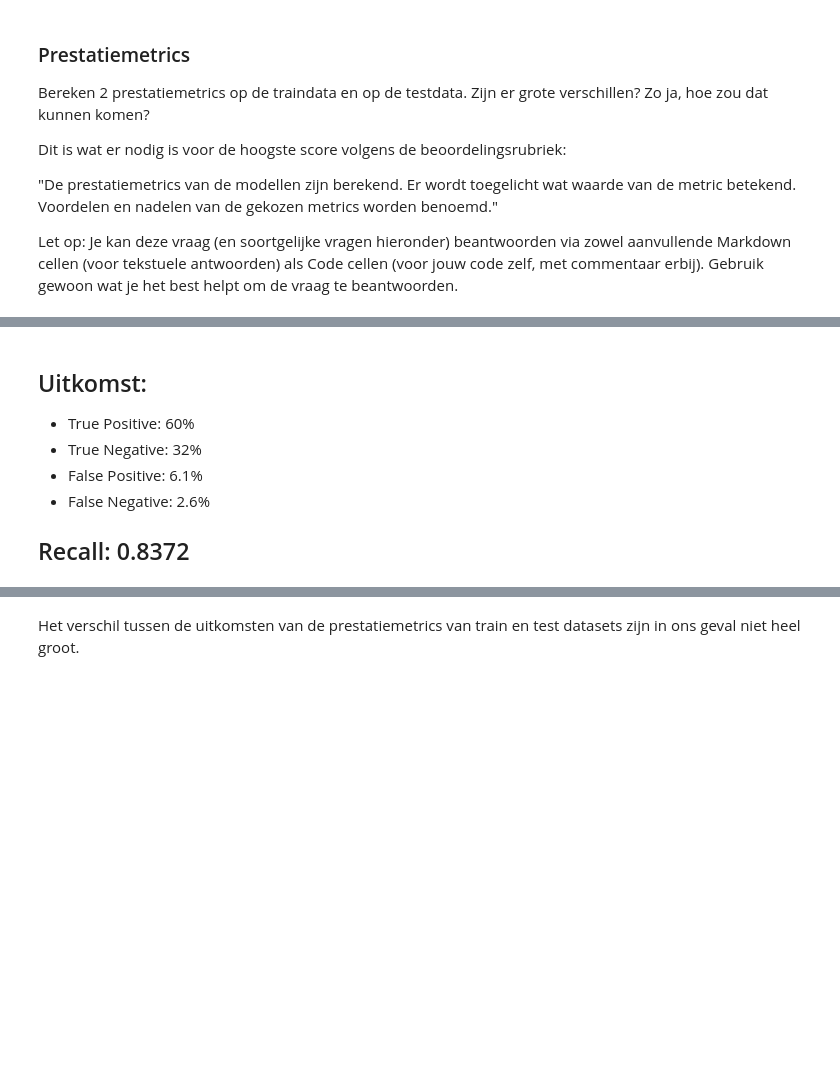
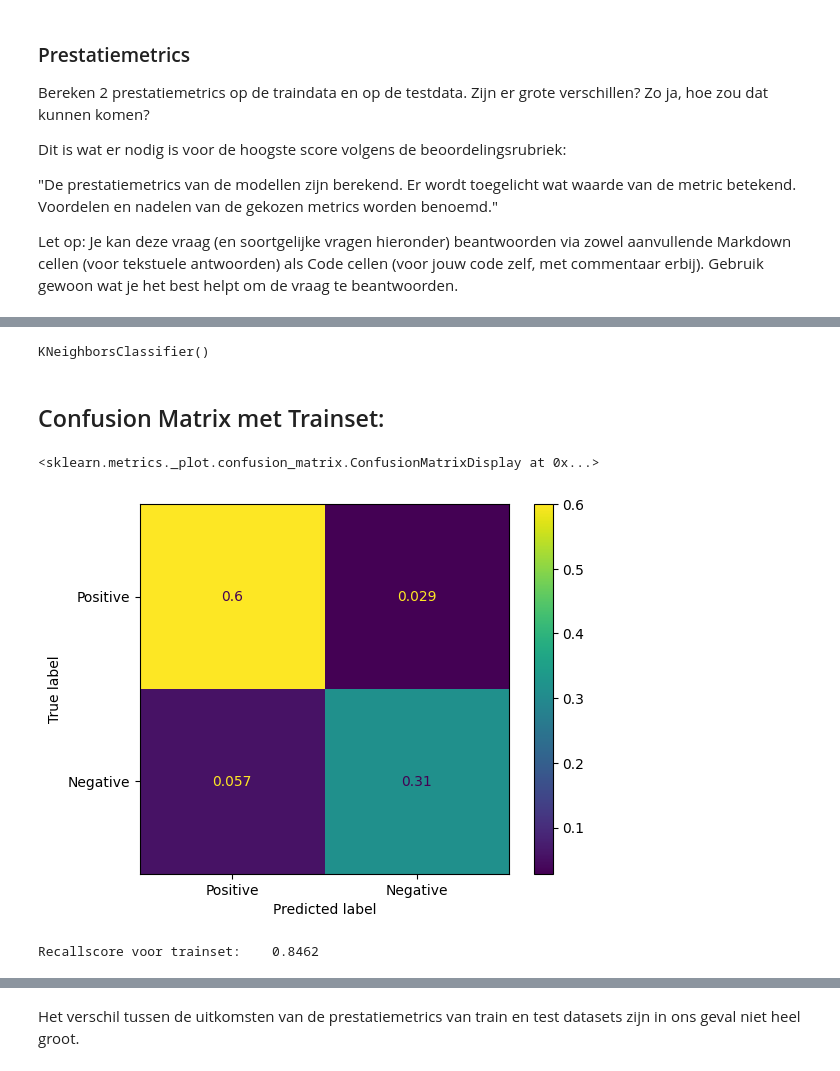
Before and after one commit to yanj27/Smart_Industry, a Jupyter notebook: Data Mining/Opdracht 2/Data Mining - Opdracht 2 (Parameters & Prestatiemetrics).ipynb, the cells around one changed output, grey strips where cells are left out. Cells and saved outputs as stored; diff of their text form; code cells hidden in the pictures; blank space fills up the shorter version.

```diff
--- a/Data Mining/Opdracht 2/Data Mining - Opdracht 2 (Parameters & Prestatiemetrics).ipynb
+++ b/Data Mining/Opdracht 2/Data Mining - Opdracht 2 (Parameters & Prestatiemetrics).ipynb
@@ -227,8 +224,32 @@ Let op: Je kan deze vraag (en soortgelijke vragen hieronder) beantwoorden via zo
-# %% [markdown]
-## Uitkomst:
-* True Positive: 60%
-* True Negative: 32%
-* False Positive: 6.1%
-* False Negative: 2.6%
-
-## Recall:    0.8372
+# %%
+data =pd.read_csv('data.csv', index_col= 0)
+data = data.drop(columns='Unnamed: 32')
+data['diagnosis'] = np.where(data['diagnosis'] == 'M', 1, 0)
+# %%
+y = data['diagnosis'].values
+X = data[['radius_mean', 'texture_mean', 'perimeter_mean']]
+# %%
+from sklearn.neighbors import KNeighborsClassifier
+from sklearn.metrics import confusion_matrix, ConfusionMatrixDisplay, precision_score, recall_score, f1_score
+from sklearn.model_selection import train_test_split
+knn = KNeighborsClassifier(n_neighbors=5)
+
+X_train, X_test, y_train, y_test = train_test_split(X, y, test_size=0.2, random_state=42)
+knn.fit(X_train, y_train)
+# %% [output]
+KNeighborsClassifier()
+# %% [markdown]
+## Confusion Matrix met Trainset:
+# %%
+train_pred = knn.predict(X_train).astype(np.float32)
+cm = confusion_matrix(y_train, train_pred, normalize='all')
+disp = ConfusionMatrixDisplay(confusion_matrix=cm, display_labels=["Positive", "Negative"])
+disp.plot()
+# %% [output]
+<sklearn.metrics._plot.confusion_matrix.ConfusionMatrixDisplay at 0x...>
+[figure, added]
+# %%
+recall = recall_score(y_train, train_pred)
+print(f"Recallscore voor trainset:    {recall:.4f}")
+# %% [output]
+Recallscore voor trainset:    0.8462
```
Also changed, not shown: parts of 7 cells of this notebook.
